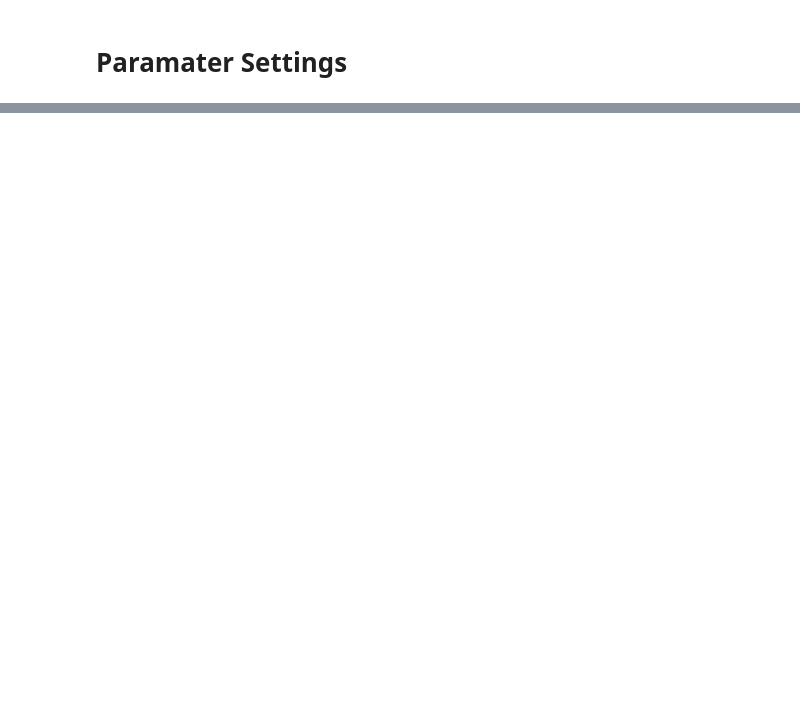
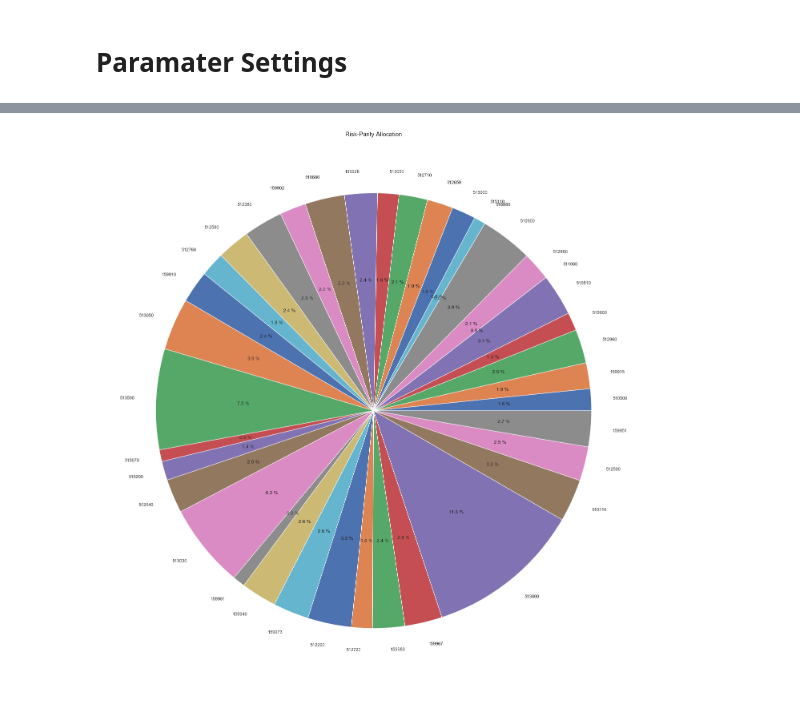
Before and after one commit to bradsun91/brad_public_workspace_mac, a Jupyter notebook: quant_research/20200301_SBTV1_fucntions_summary.ipynb, the cells around one changed output, grey strips where cells are left out. Cells and saved outputs as stored; diff of their text form; code cells hidden in the pictures; blank space fills up the shorter version.

```diff
--- a/quant_research/20200301_SBTV1_fucntions_summary.ipynb
+++ b/quant_research/20200301_SBTV1_fucntions_summary.ipynb
@@ -436,0 +400,2 @@ merge_dfs_by_ticker(dt_price_code_list, 'date')
+# %%
+etf_pool = get_sector_leaders()
@@ -436,0 +523,32 @@ merge_dfs_by_ticker(dt_price_code_list, 'date')
+# %%
+# Here we get all target positions' returns' data
+
+tgt_returns = get_date_price_code_return_list(etf_path, etf_pool, 'date', 'close', 'code')
+tgt_cum_returns = get_date_price_code_cumreturns_list(etf_path, etf_pool, 'date', 'close', 'code')
+tgt_merged_returns = merge_df_for_corr(tgt_returns, "date")
+tgt_merged_cumreturns = merge_df_for_corr(tgt_cum_returns, "date")
+# Remember to add back 511030 when checking the signals, making it as high as 10%
+tgt_merged_returns = tgt_merged_returns.drop(['511030'], axis = 1)
+# %%
+def get_df_wts(tgt_merged_returns):
+    wts, risk = get_smart_weight(tgt_merged_returns, method='risk parity', cov_adjusted=False, wts_adjusted=False)
+    df_wts = pd.DataFrame(wts)
+    df_wts.reset_index(inplace = True)
+    df_wts.columns = ['ETF', 'Portfolio_Weight']
+    etfs = list(df_wts['ETF'])
+    weights = list(df_wts['Portfolio_Weight'])
+    return df_wts, etfs, weights
+
+def draw_risk_parity_pie(weights, etfs):
+    # 保证圆形
+    plt.figure(1, figsize = (25, 25))
+    plt.axes(aspect=1)
+    plt.pie(x=weights, labels=etfs, autopct='%3.1f %%')
+    plt.title("Risk-Parity Allocation", fontsize = 15)
+    plt.show()
+# %%
+df_wts, etfs, weights = get_df_wts(tgt_merged_returns)
+# %%
+draw_risk_parity_pie(weights, etfs)
+# %% [output]
+[figure, added]
```
Also changed, not shown: parts of 18 cells of this notebook, 1 other file.
